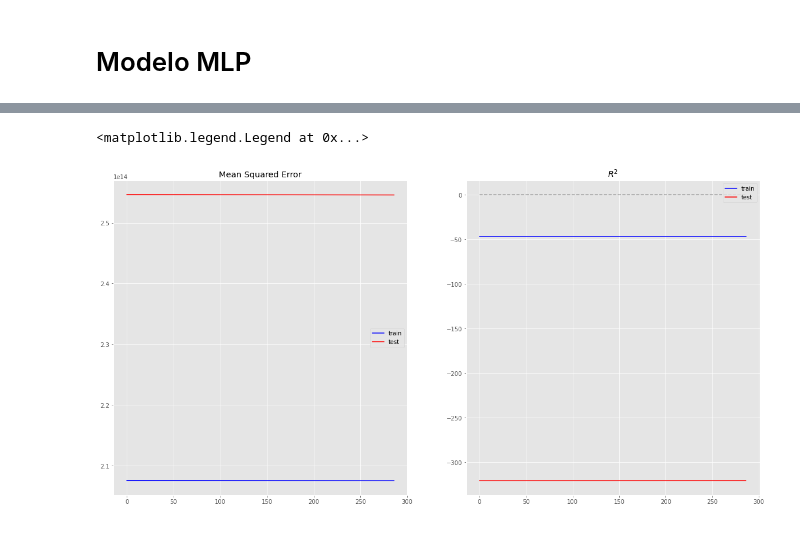
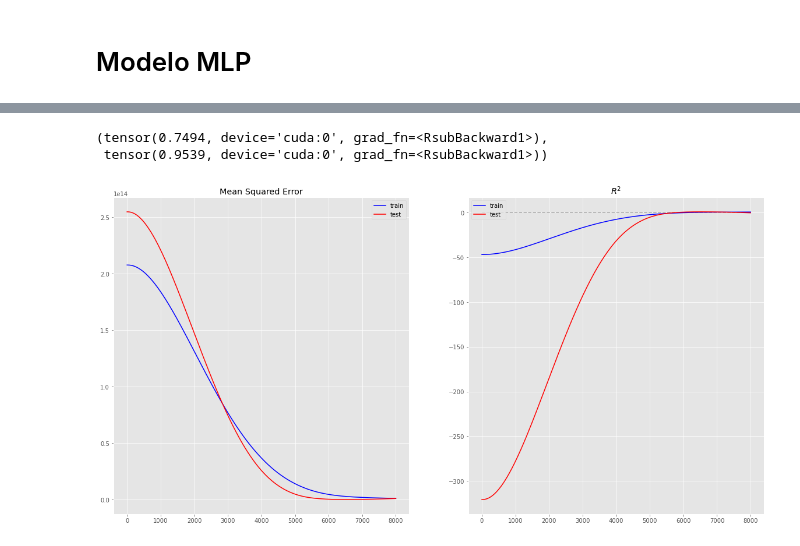
Before and after one commit to magmapinguin/Estimacion-del-PIB-mediante-Ciencia-de-datos, a Jupyter notebook: Notebooks/modelado.ipynb, the cells around one changed output, grey strips where cells are left out. Cells and saved outputs as stored; diff of their text form; code cells hidden in the pictures.

```diff
--- a/Notebooks/modelado.ipynb
+++ b/Notebooks/modelado.ipynb
@@ -251,16 +165,15 @@ class MLP(nn.Module):
         super().__init__()
         t_ventana, n_vars = input_dim
         self.entrada = nn.Linear(t_ventana*n_vars, hidden_units)
-        self.relu = nn.ReLU()
         self.salida = nn.Linear(hidden_units, 1)
 
     def forward(self, x):
-        x = self.relu(self.entrada(x ))
+        x = F.relu(self.entrada(x))
         x = self.salida(x)
         return x.flatten()
 # %%
 %%time
-hidden_units = 512
+hidden_units = 81 # se recomienda 2n + 1
 
 input_dim = (t_ventana, n_components)
 
@@ -268,9 +181,9 @@ red = MLP(input_dim, hidden_units)
 red.to(dev)
 
 loss_function = nn.MSELoss()
-optimizer = optim.Adagrad(red.parameters())
+optimizer = optim.Adam(red.parameters(), lr=0.01)
 
-epochs = 287
+epochs = 8000
 mse_train = []
 mse_test = []
 
@@ -310,6 +223,8 @@ ax[1].set_title("$R^2$")
 #ax[1].set_ylim(0,1)
 ax[1].hlines(0, xmin=0, xmax=epochs, ls="--", alpha=0.3, color="black")
 ax[1].legend()
+
+np.max(r2_train), np.max(r2_test)
 # %% [output]
 Inicia
 Termina el entrenamiento
@@ -318,2 +233,3 @@ Wall time: 384 ms
-<matplotlib.legend.Legend at 0x...>
+(tensor(0.7494, device='cuda:0', grad_fn=<RsubBackward1>),
+ tensor(0.9539, device='cuda:0', grad_fn=<RsubBackward1>))
-[figure, old version]
+[figure, new version]
```
Also changed, not shown: parts of 7 cells of this notebook.
